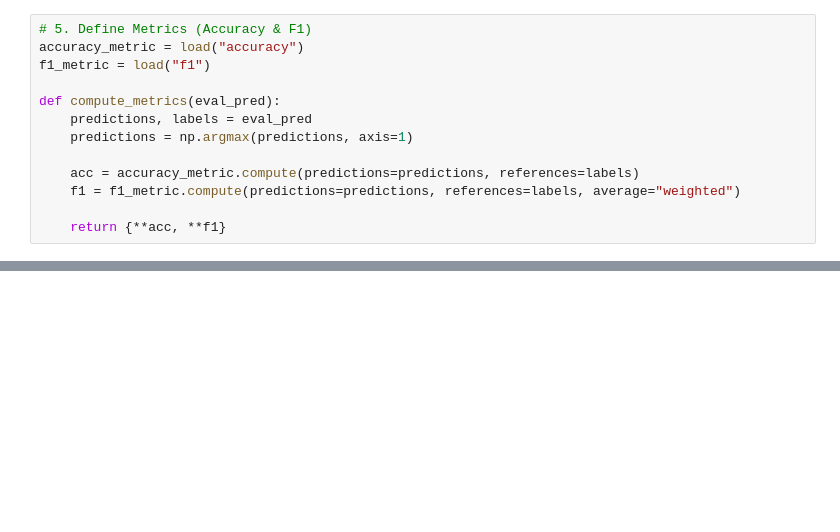
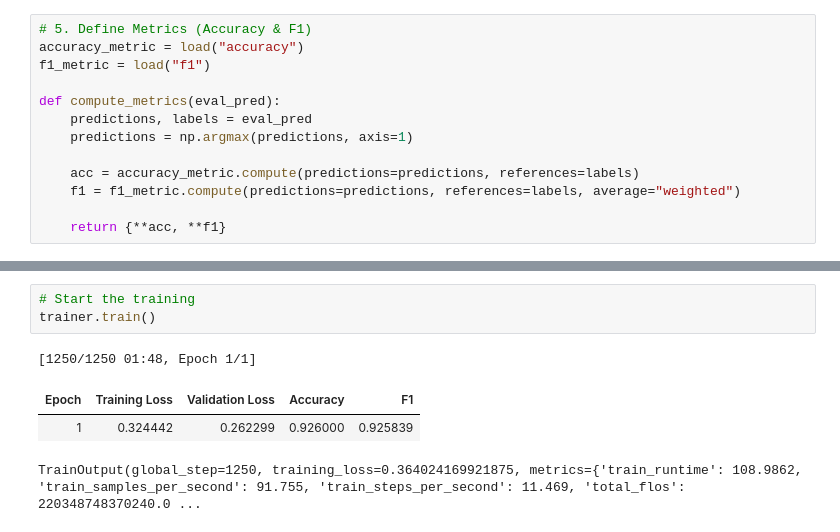
Before and after one commit to laiba1134/Ai_Ml_Intership, a Jupyter notebook: Assignment02/train.ipynb, the cells around one changed output, grey strips where cells are left out. Cells and saved outputs as stored; diff of their text form; blank space fills up the shorter version.

```diff
--- a/Assignment02/train.ipynb
+++ b/Assignment02/train.ipynb
@@ -88,0 +162,8 @@ trainer = Trainer(
+# %%
+# Start the training
+trainer.train()
+# %% [output]
+[1250/1250 01:48, Epoch 1/1]
+| Epoch | Training Loss | Validation Loss | Accuracy | F1 |
+| 1 | 0.324442 | 0.262299 | 0.926000 | 0.925839 |
+TrainOutput(global_step=1250, training_loss=0.364024169921875, metrics={'train_runtime': 108.9862, 'train_samples_per_second': 91.755, 'train_steps_per_second': 11.469, 'total_flos': 220348748370240.0 ...
```
Also changed, not shown: parts of 13 cells of this notebook, 9 other files.
